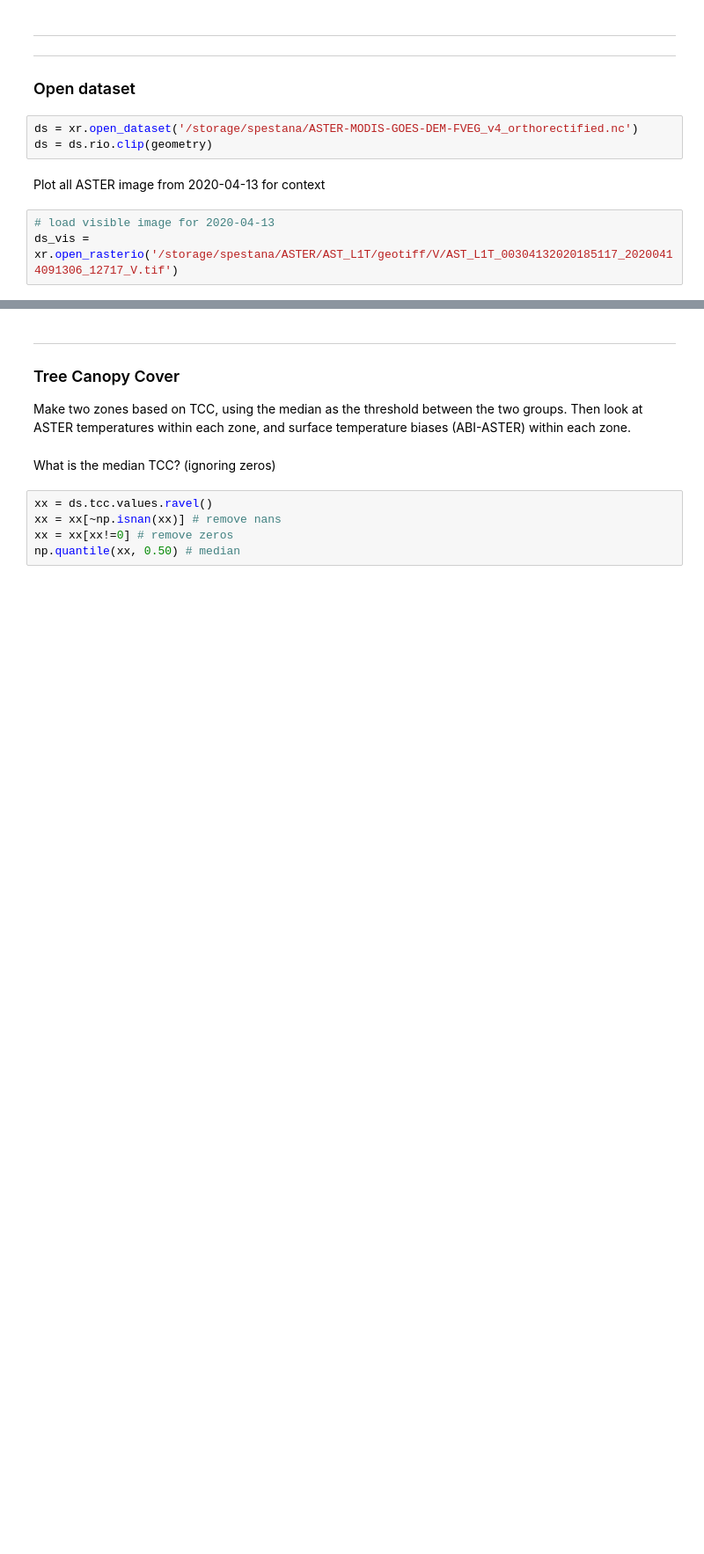
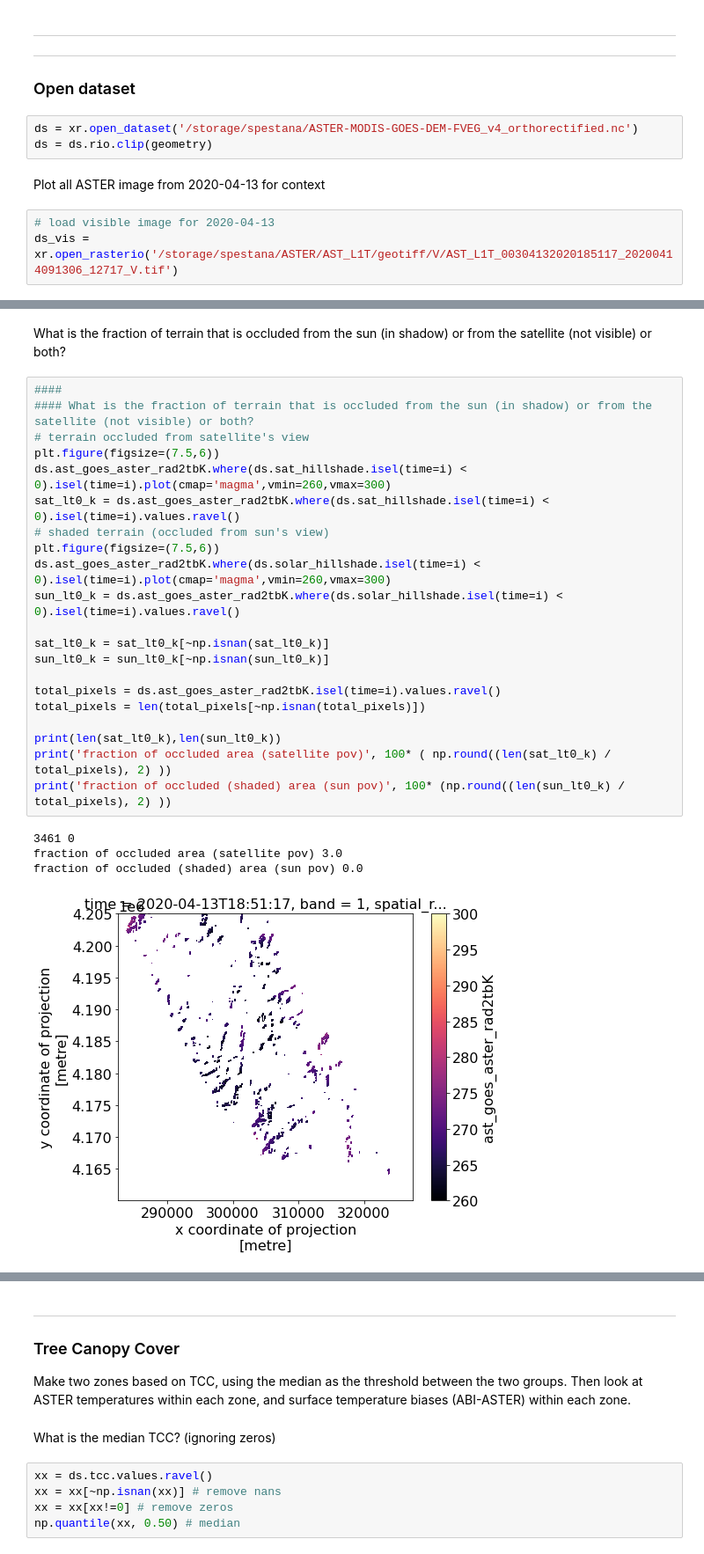
Before and after one commit to spestana/goes-cues, a Jupyter notebook: aster-terrain-boxplots.ipynb, the cells around one changed output, grey strips where cells are left out. Shown at 88% size. Saved outputs shown, nothing was run; the diff lists cells and outputs as text; blank space fills up the shorter version.

```diff
--- a/aster-terrain-boxplots.ipynb
+++ b/aster-terrain-boxplots.ipynb
@@ -137,0 +160,28 @@ fraction of satellite-facing area that is also sun-facing 84.0
+# %% [markdown]
+What is the fraction of terrain that is occluded from the sun (in shadow) or from the satellite (not visible) or both?
+# %%
+####
+#### What is the fraction of terrain that is occluded from the sun (in shadow) or from the satellite (not visible) or both?
+# terrain occluded from satellite's view
+plt.figure(figsize=(7.5,6))
+ds.ast_goes_aster_rad2tbK.where(ds.sat_hillshade.isel(time=i) < 0).isel(time=i).plot(cmap='magma',vmin=260,vmax=300)
+sat_lt0_k = ds.ast_goes_aster_rad2tbK.where(ds.sat_hillshade.isel(time=i) < 0).isel(time=i).values.ravel()
+# shaded terrain (occluded from sun's view)
+plt.figure(figsize=(7.5,6))
+ds.ast_goes_aster_rad2tbK.where(ds.solar_hillshade.isel(time=i) < 0).isel(time=i).plot(cmap='magma',vmin=260,vmax=300)
+sun_lt0_k = ds.ast_goes_aster_rad2tbK.where(ds.solar_hillshade.isel(time=i) < 0).isel(time=i).values.ravel()
+
+sat_lt0_k = sat_lt0_k[~np.isnan(sat_lt0_k)]
+sun_lt0_k = sun_lt0_k[~np.isnan(sun_lt0_k)]
+
+total_pixels = ds.ast_goes_aster_rad2tbK.isel(time=i).values.ravel()
+total_pixels = len(total_pixels[~np.isnan(total_pixels)])
+
+print(len(sat_lt0_k),len(sun_lt0_k))
+print('fraction of occluded area (satellite pov)', 100* ( np.round((len(sat_lt0_k) / total_pixels), 2) ))
+print('fraction of occluded (shaded) area (sun pov)', 100* (np.round((len(sun_lt0_k) / total_pixels), 2) ))
+# %% [output]
+3461 0
+fraction of occluded area (satellite pov) 3.0
+fraction of occluded (shaded) area (sun pov) 0.0
+[figure, added]
```
Also changed, not shown: parts of 24 cells of this notebook.
